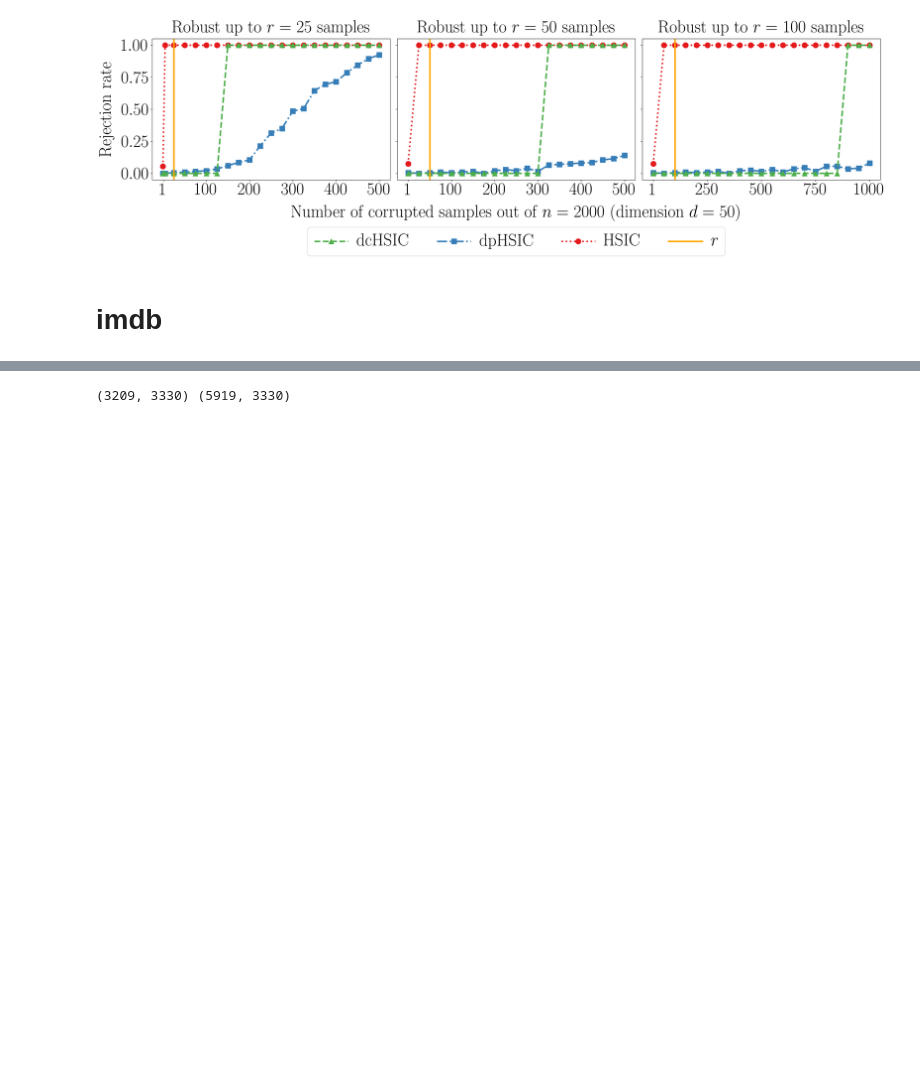
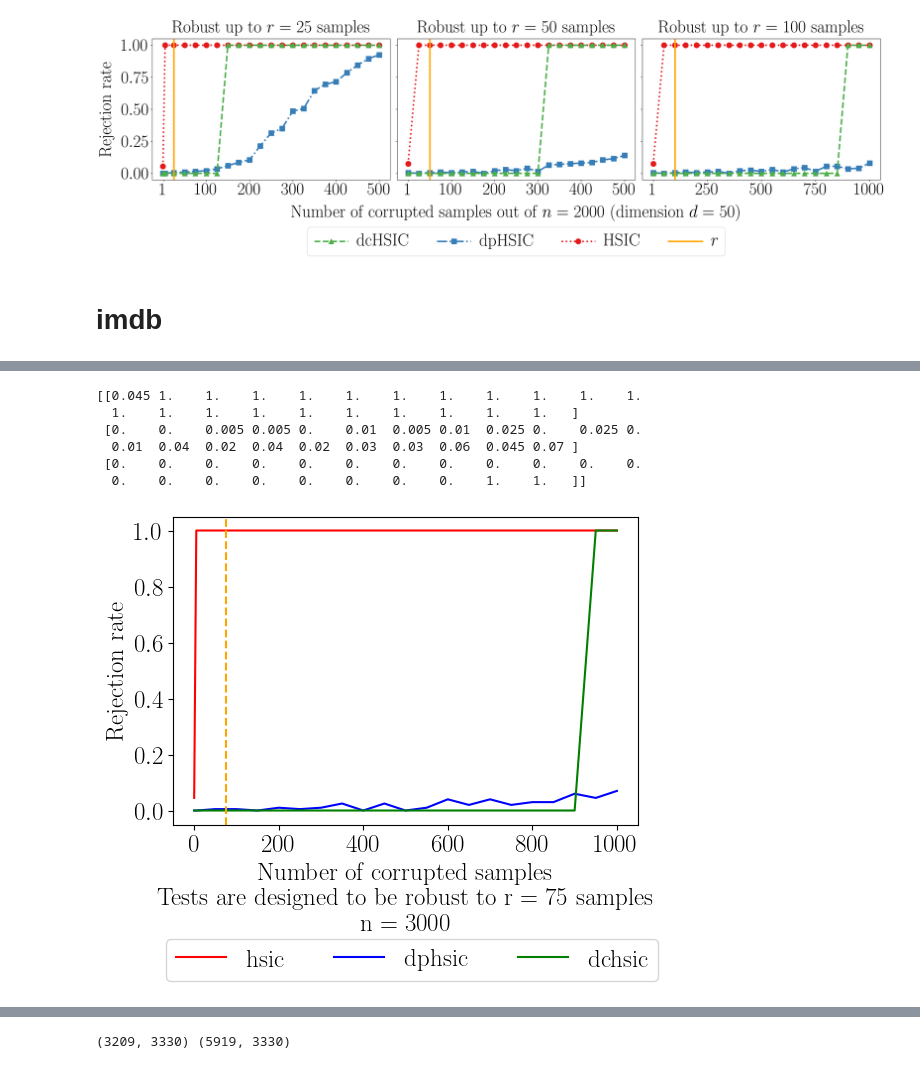
Before and after one commit to antoninschrab/datacorruption, a Jupyter notebook: demo.ipynb, the cells around one changed output, grey strips where cells are left out. Saved outputs shown, nothing was run; the diff lists cells and outputs as text; code cells hidden in the pictures; blank space fills up the shorter version.

```diff
--- a/demo.ipynb
+++ b/demo.ipynb
@@ -860,0 +1302,54 @@ data_pos, data_neg = load_imdb()
+# %%
+# experiment
+experiment = 3
+repetitions = 200
+m = n = 3000
+r = 75
+
+# corruptions = [int(i) for i in jnp.linspace(0, 1500, 21)]
+corruptions = [0, 5] + [int(i) for i in jnp.linspace(0, 1000, 21)][1:]
+#corruptions = corruptions[:3]
+tests = (hsic, dphsic, dchsic)
+tests_labels = ('hsic', 'dphsic', 'dchsic')
+
+# run experiment
+key = random.PRNGKey(42)
+outputs = jnp.zeros((len(tests), len(corruptions), repetitions))
+for i in tqdm(range(repetitions)):
+    for j in range(len(corruptions)):
+        c = corruptions[j]
+        key, subkey = random.split(key)
+        X, Y = hsic_sample_imdb(subkey, n, c)
+        key, subkey = random.split(key)
+        for t in range(len(tests)):
+            test = tests[t]
+            outputs = outputs.at[t, j, i].set(
+                test(
+                    subkey,
+                    X,
+                    Y,
+                    r,
+                    number_permutations=500,
+                    # kernel='laplace',
+                    #bandwidth_multiplier=10000,
+                    #bandwidth_multiplier_X=10,
+                    #bandwidth_multiplier_Y=10,
+                )
+            )
+
+# save results
+power = jnp.mean(outputs, -1)
+jnp.save("results/hsic_imdb_" + str(experiment) + ".npy", power)
+jnp.save("results/hsic_imdb_" + str(experiment) + "_xaxis.npy", corruptions)
+
+# print and plot
+print(power)
+plot_hsic_imdb()
+# %% [output]
+[[0.045 1.    1.    1.    1.    1.    1.    1.    1.    1.    1.    1.
+  1.    1.    1.    1.    1.    1.    1.    1.    1.    1.   ]
+ [0.    0.    0.005 0.005 0.    0.01  0.005 0.01  0.025 0.    0.025 0.
+  0.01  0.04  0.02  0.04  0.02  0.03  0.03  0.06  0.045 0.07 ]
+ [0.    0.    0.    0.    0.    0.    0.    0.    0.    0.    0.    0.
+  0.    0.    0.    0.    0.    0.    0.    0.    1.    1.   ]]
+[figure, added]
```
Also changed, not shown: parts of 19 cells of this notebook, 9 other files.
